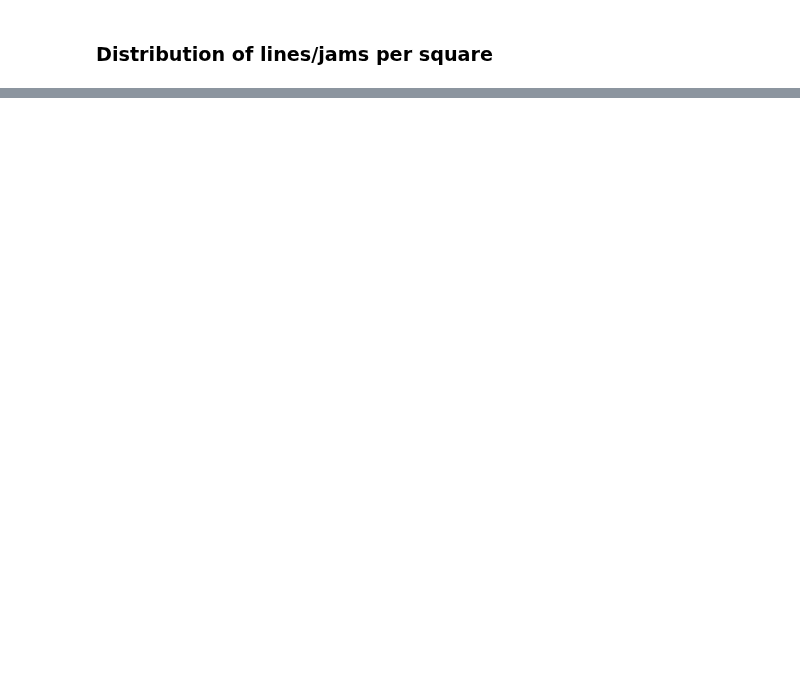
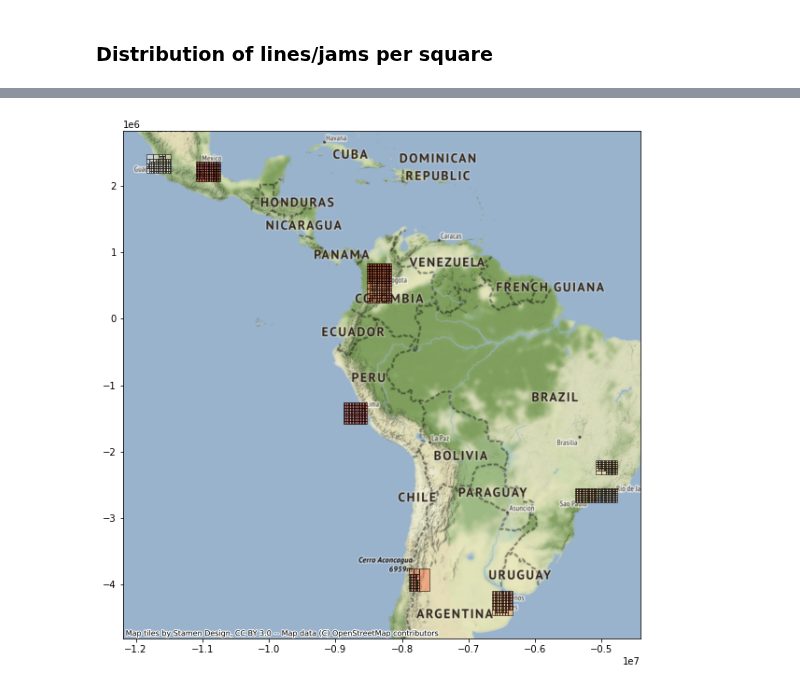
Before and after one commit to EL-BID/IDB-IDB-Invest-Coronavirus-Impact-Dashboard, a Jupyter notebook: notebooks/katana_bounds.ipynb, the cells around one changed output, grey strips where cells are left out. Drawn from its saved outputs; the diff is of its cells as text; code cells hidden in the pictures; blank space fills up the shorter version.

Commit message:
update of readme and running redo squares for smaller size

```diff
--- a/notebooks/katana_bounds.ipynb
+++ b/notebooks/katana_bounds.ipynb
@@ -435,0 +506,8 @@ for _, r in df.iterrows():
+# %%
+mypath = "/home/soniame/shared/spd-sdv-omitnik-waze/corona/geo_partition/geo_id/"
+
+def find_poly(x):
+    if (x.endswith('.csv')) & ('POLYGON' in x):
+        return(os.path.join(mypath, x))
+
+geo_id_path = [find_poly(x) for x in os.listdir(mypath)]
@@ -435,0 +528,8 @@ for _, r in df.iterrows():
+# %%
+df_squares = pd.DataFrame()
+for path in geo_id_path:
+    if path != None:
+        df = pd.read_csv(path)
+        df['polygon'] = path
+        print(len(df.geometry.unique()))
+        df_squares = df_squares.append(df)
@@ -435,0 +564,11 @@ for _, r in df.iterrows():
+# %%
+tab = df_squares
+tab['geometry'] = gpd.GeoSeries.from_wkt(tab['geometry'])
+tab = gpd.GeoDataFrame(tab, geometry='geometry')
+
+tab.crs = "EPSG:4326"
+tab = tab.to_crs(epsg=3857)
+ax = tab.plot(figsize=(10, 10), alpha=0.5, edgecolor='k',legend=True, cmap='OrRd')
+ctx.add_basemap(ax)
+# %% [output]
+[figure, added]
```
Also changed, not shown: parts of 24 cells of this notebook, 5 other files.
